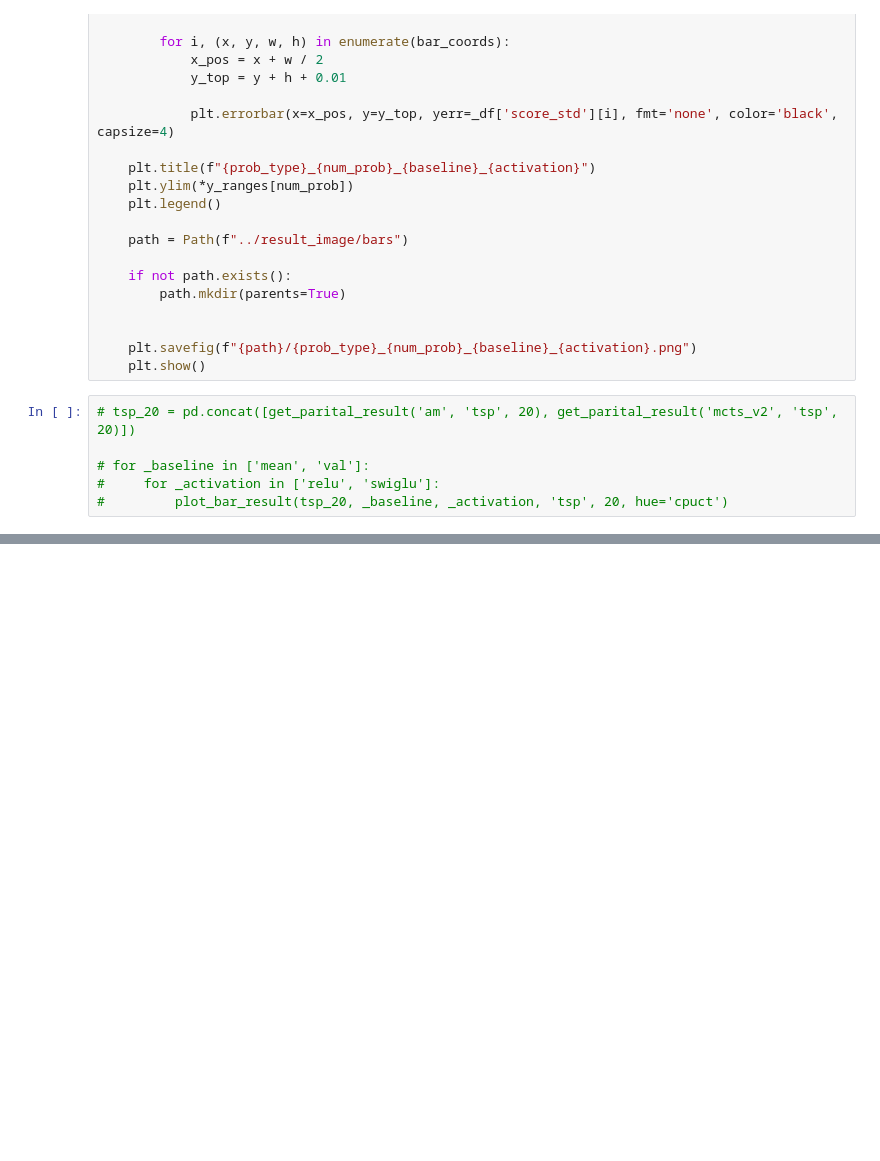
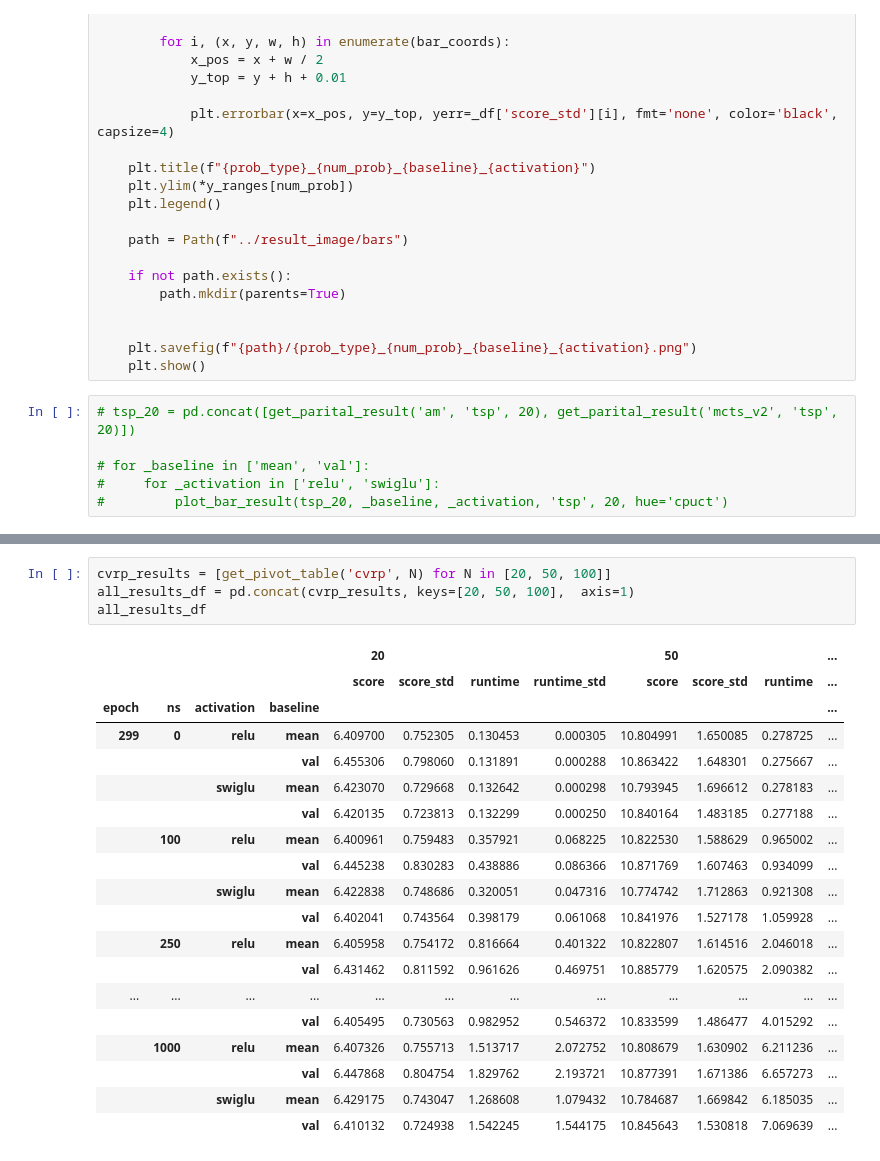
Before and after one commit to glistering96/AlphaRouter, a Jupyter notebook: notebooks/result_plot.ipynb, the cells around one changed output, grey strips where cells are left out. Drawn from its saved outputs; the diff is of its cells as text; blank space fills up the shorter version.

```diff
--- a/notebooks/result_plot.ipynb
+++ b/notebooks/result_plot.ipynb
@@ -382,0 +312,24 @@ KeyError: 'cvrp'
+# %%
+cvrp_results = [get_pivot_table('cvrp', N) for N in [20, 50, 100]]
+all_results_df = pd.concat(cvrp_results, keys=[20, 50, 100],  axis=1)
+all_results_df
+# %% [output]
+|  |  |  |  | 20 |  |  |  | 50 |  |  | ... |
+|  |  |  |  | score | score_std | runtime | runtime_std | score | score_std | runtime | ... |
+| epoch | ns | activation | baseline |  |  |  |  |  |  |  | ... |
+| 299 | 0 | relu | mean | 6.409700 | 0.752305 | 0.130453 | 0.000305 | 10.804991 | 1.650085 | 0.278725 | ... |
+|  |  |  | val | 6.455306 | 0.798060 | 0.131891 | 0.000288 | 10.863422 | 1.648301 | 0.275667 | ... |
+|  |  | swiglu | mean | 6.423070 | 0.729668 | 0.132642 | 0.000298 | 10.793945 | 1.696612 | 0.278183 | ... |
+|  |  |  | val | 6.420135 | 0.723813 | 0.132299 | 0.000250 | 10.840164 | 1.483185 | 0.277188 | ... |
+|  | 100 | relu | mean | 6.400961 | 0.759483 | 0.357921 | 0.068225 | 10.822530 | 1.588629 | 0.965002 | ... |
+|  |  |  | val | 6.445238 | 0.830283 | 0.438886 | 0.086366 | 10.871769 | 1.607463 | 0.934099 | ... |
+|  |  | swiglu | mean | 6.422838 | 0.748686 | 0.320051 | 0.047316 | 10.774742 | 1.712863 | 0.921308 | ... |
+|  |  |  | val | 6.402041 | 0.743564 | 0.398179 | 0.061068 | 10.841976 | 1.527178 | 1.059928 | ... |
+|  | 250 | relu | mean | 6.405958 | 0.754172 | 0.816664 | 0.401322 | 10.822807 | 1.614516 | 2.046018 | ... |
+|  |  |  | val | 6.431462 | 0.811592 | 0.961626 | 0.469751 | 10.885779 | 1.620575 | 2.090382 | ... |
+| ... | ... | ... | ... | ... | ... | ... | ... | ... | ... | ... | ... |
+|  |  |  | val | 6.405495 | 0.730563 | 0.982952 | 0.546372 | 10.833599 | 1.486477 | 4.015292 | ... |
+|  | 1000 | relu | mean | 6.407326 | 0.755713 | 1.513717 | 2.072752 | 10.808679 | 1.630902 | 6.211236 | ... |
+|  |  |  | val | 6.447868 | 0.804754 | 1.829762 | 2.193721 | 10.877391 | 1.671386 | 6.657273 | ... |
+|  |  | swiglu | mean | 6.429175 | 0.743047 | 1.268608 | 1.079432 | 10.784687 | 1.669842 | 6.185035 | ... |
+|  |  |  | val | 6.410132 | 0.724938 | 1.542245 | 1.544175 | 10.845643 | 1.530818 | 7.069639 | ... |
```
Also changed, not shown: parts of 23 cells of this notebook.
